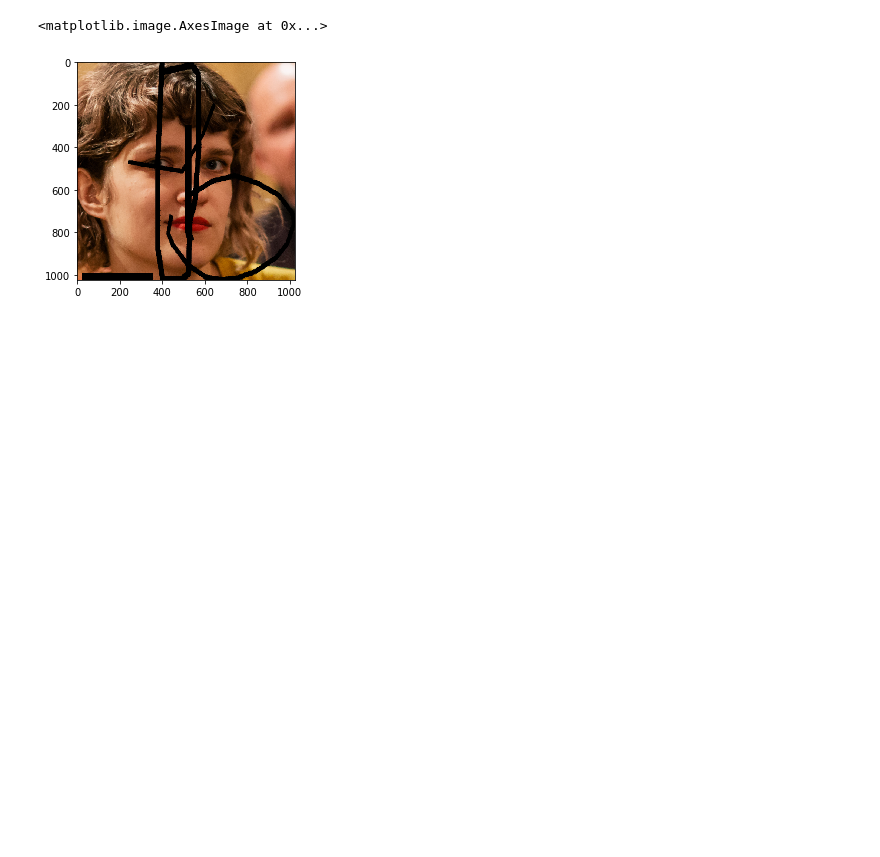
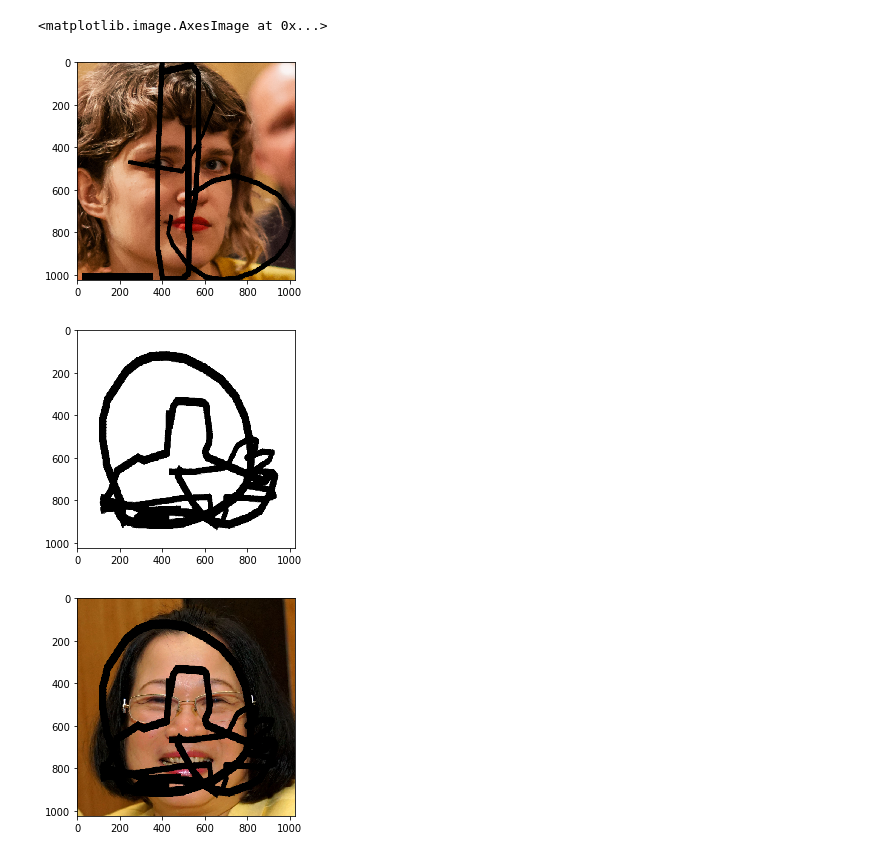
Before and after one commit to b4shy/FacialInpainting, a Jupyter notebook: src/Untitled.ipynb, the cells around one changed output. Saved outputs shown, nothing was run; the diff lists cells and outputs as text; code cells hidden in the pictures; blank space fills up the shorter version.

Commit message:
Training Implemented

```diff
--- a/src/Untitled.ipynb
+++ b/src/Untitled.ipynb
@@ -83,0 +127,13 @@ plt.imshow(img2)
+# %%
+for batch in training_generator:
+    img = batch["image"]
+    mask = batch["mask"]
+    masked = batch["masked_image"]
+    plt.figure()
+    plt.imshow(mask[0])
+    plt.figure()
+    plt.imshow(masked[0])
+    break
+# %% [output]
+[figure, added]
+[figure, added]
```
Also changed, not shown: parts of 3 cells of this notebook, 4 other files.
